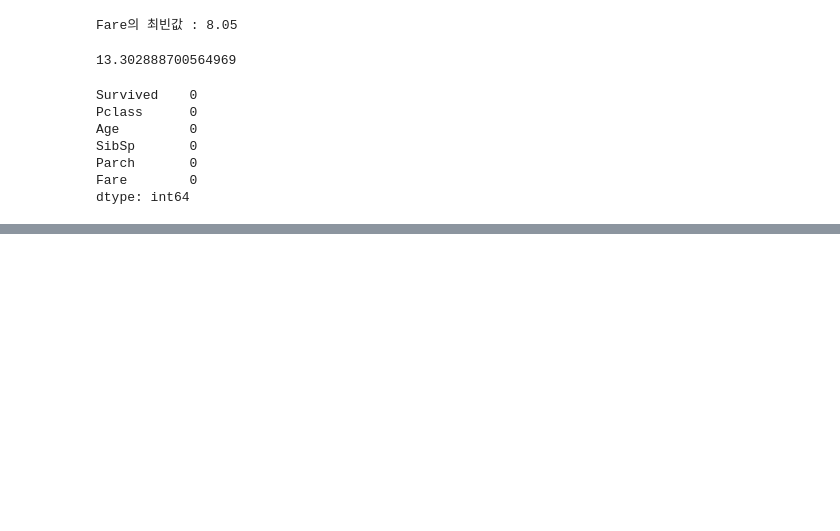
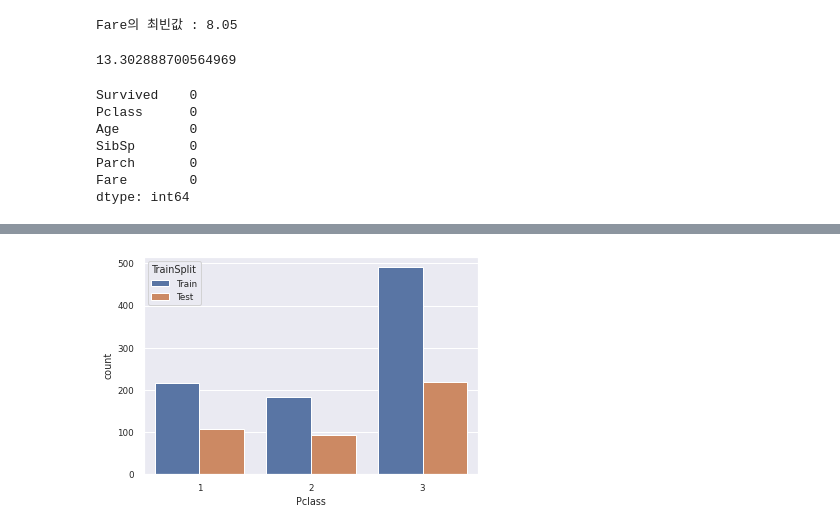
Before and after one commit to bigdataleeky/python, a Jupyter notebook: 20220520/20220520.ipynb, the cells around one changed output, grey strips where cells are left out. Drawn from its saved outputs; the diff is of its cells as text; code cells hidden in the pictures; blank space fills up the shorter version.

```diff
--- a/20220520/20220520.ipynb
+++ b/20220520/20220520.ipynb
@@ -294,0 +390,6 @@ dtype: int64
+# %%
+# 객실 등급별
+sns.countplot(x='Pclass',data=data, hue='TrainSplit')
+plt.show()
+# %% [output]
+[figure, added]
```
Also changed, not shown: parts of 34 cells of this notebook.
